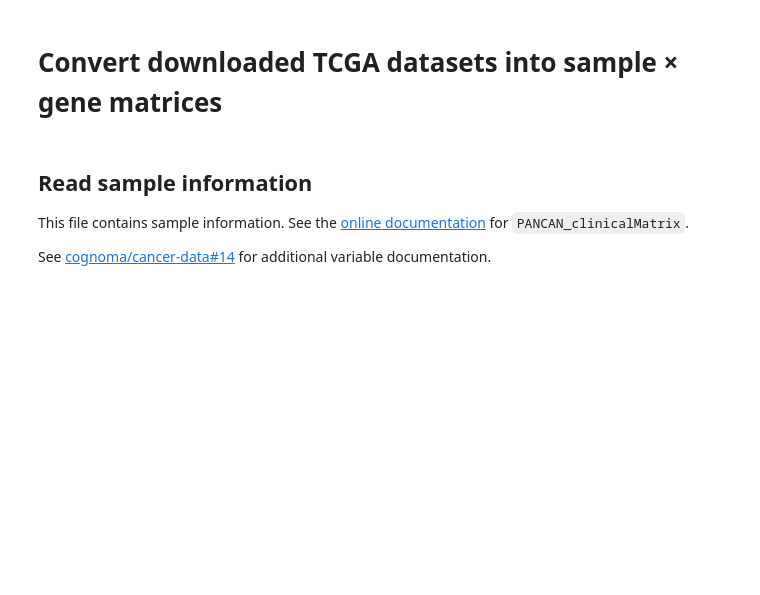
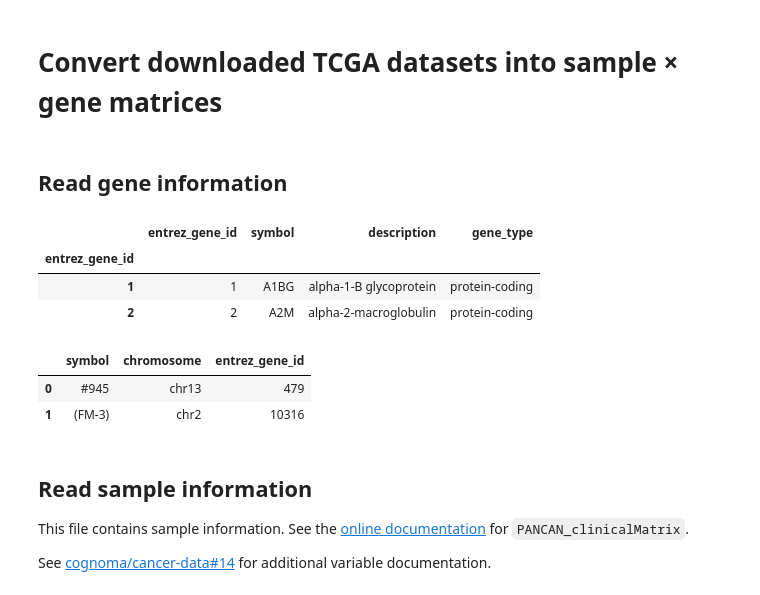
Before and after one commit to cognoma/cancer-data, a Jupyter notebook: 2.TCGA-process.ipynb, the cells around one changed output. Saved outputs shown, nothing was run; the diff lists cells and outputs as text; code cells hidden in the pictures; blank space fills up the shorter version.

```diff
--- a/2.TCGA-process.ipynb
+++ b/2.TCGA-process.ipynb
@@ -5,3 +5,18 @@ import collections
 import os
 
 import pandas
+# %% [markdown]
+## Read gene information
+# %%
+# Load genes
+path = os.path.join('download', 'genes', 'genes.tsv')
+gene_df = (pandas.read_table(path)
+    .set_index('entrez_gene_id', drop=False)
+    [['entrez_gene_id', 'symbol', 'description', 'gene_type']]
+)
+gene_df.head(2)
+# %% [output]
+|  | entrez_gene_id | symbol | description | gene_type |
+| entrez_gene_id |  |  |  |  |
+| 1 | 1 | A1BG | alpha-1-B glycoprotein | protein-coding |
+| 2 | 2 | A2M | alpha-2-macroglobulin | protein-coding |
@@ -8,3 +28,13 @@ import pandas
+# %%
+# Load chromosome-symbol to entrez_gene_id mapping
+path = os.path.join('download', 'genes', 'chromosome-symbol-mapper.tsv')
+chr_sym_map_df = pandas.read_table(path)
+chr_sym_map_df.chromosome = 'chr' + chr_sym_map_df.chromosome
+chr_sym_map_df.head(2)
+# %% [output]
+|  | symbol | chromosome | entrez_gene_id |
+| 0 | #945 | chr13 | 479 |
+| 1 | (FM-3) | chr2 | 10316 |
 # %% [markdown]
 ## Read sample information
 
```
Also changed, not shown: parts of 16 cells of this notebook, 16 other files.
